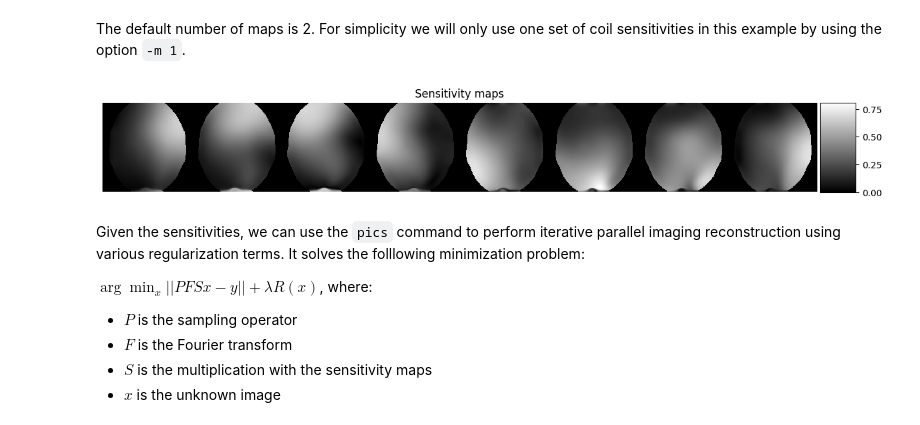
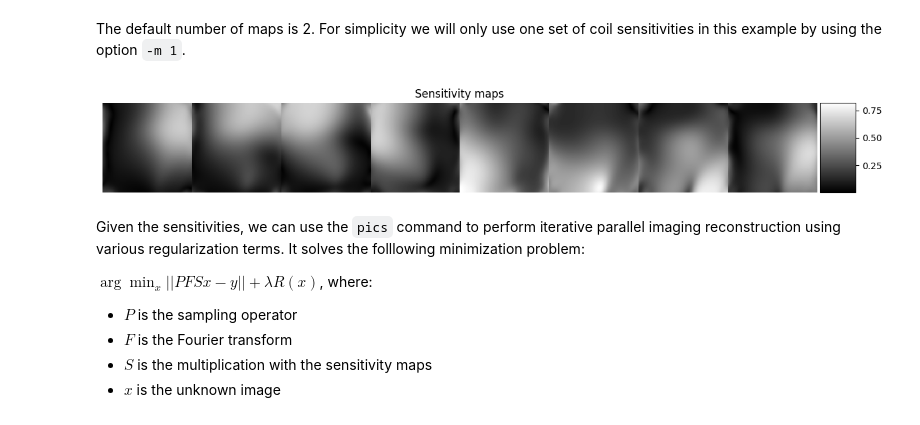
Before and after one commit to mrirecon/bart-workshop, a Jupyter notebook: dach_ismrm2025/introduction/introduction.ipynb, the cells around one changed output. Drawn from its saved outputs; the diff is of its cells as text; code cells hidden in the pictures.

```diff
--- a/dach_ismrm2025/introduction/introduction.ipynb
+++ b/dach_ismrm2025/introduction/introduction.ipynb
@@ -545,6 +512,9 @@ print(zo3_array.shape)
 # combine with acs region
 mask = (zo3_array + acs_region) > 0
 
+mask = bart(1, 'upat -c20 -Y256 -Z1 -y2')
+mask = bart(1, 'repmat 0 256', mask)
+
 bart_plot(mask, fsize=8)
 # %% [output]
 (256, 20)
@@ -607,11 +577,11 @@ Optionally outputs the eigenvalue maps.
 The default number of maps is 2. For simplicity we will only use one set of coil sensitivities in this example by using the option `-m 1`.
 # %%
 # compute sensitivity maps with ESPIRiT
-sens_maps = bart(1, 'ecalib -m1', shepp_upat)
+sens_maps = bart(1, 'ncalib -N -m1', shepp_upat)
 
 bart_plot(unravel(sens_maps), title='Sensitivity maps', fsize=15)
 # %% [output]
-[figure, old version]
+[figure, new version]
 # %% [markdown]
 Given the sensitivities, we can use the `pics` command to perform iterative parallel imaging reconstruction using various regularization terms. It solves the folllowing minimization problem:
 
```
Also changed, not shown: parts of 19 cells of this notebook.
